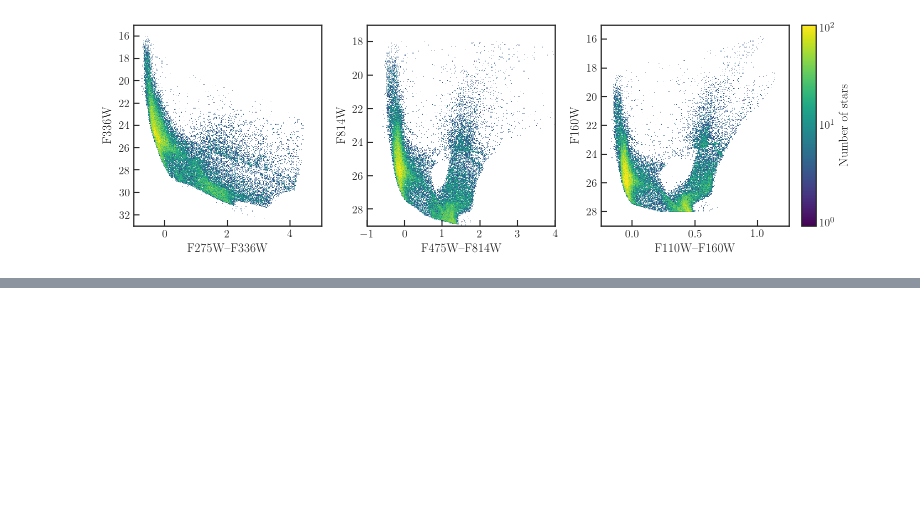
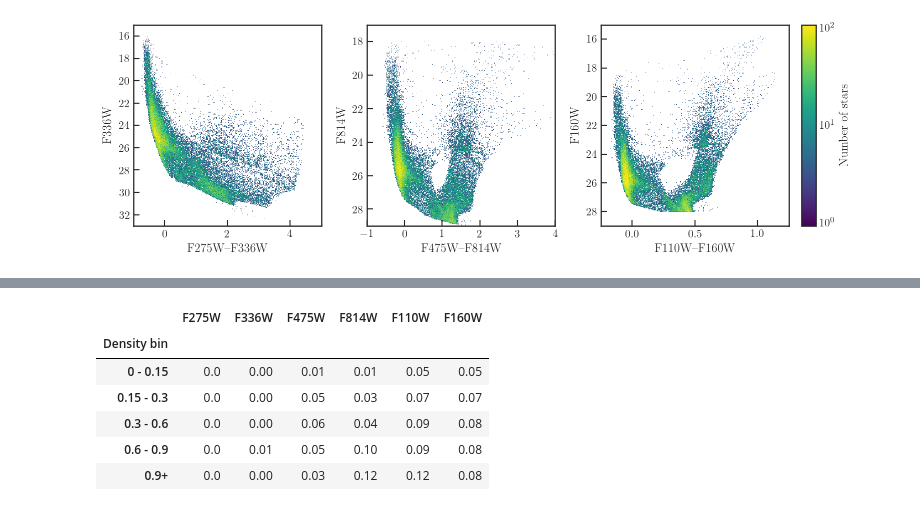
Before and after one commit to meredith-durbin/m33_survey_plots, a Jupyter notebook: AST plots.ipynb, the cells around one changed output, grey strips where cells are left out. Cells and saved outputs as stored; diff of their text form; code cells hidden in the pictures; blank space fills up the shorter version.

Commit message:
redo asts with dmag < 1

```diff
--- a/AST plots.ipynb
+++ b/AST plots.ipynb
@@ -255,3 +257,21 @@ df_bias = df_bias.dropna(subset=['Bias','Uncertainty'])
 df_bias.reset_index().to_csv('tables_full/table_bias.csv', index=False)
 f275w_idx = df_bias.loc[(density_str[0], 'F275W')].copy().reset_index().index
 df_bias.reset_index().iloc[f275w_idx].to_latex('tables/table_bias.tex', index=False)
+# %%
+from astropy.table import Table
+comp1 = Table.read('tables/table_complete.tex').to_pandas()
+comp1.set_index('col0', inplace=True)
+comp2 = Table.read('tables/table_complete_dmag1p5.tex').to_pandas()
+comp2.set_index('col0', inplace=True)
+# %%
+dlim = comp2 - comp1
+dlim.index.name = 'Density bin'
+dlim
+# %% [output]
+|  | F275W | F336W | F475W | F814W | F110W | F160W |
+| Density bin |  |  |  |  |  |  |
+| 0 - 0.15 | 0.0 | 0.00 | 0.01 | 0.01 | 0.05 | 0.05 |
+| 0.15 - 0.3 | 0.0 | 0.00 | 0.05 | 0.03 | 0.07 | 0.07 |
+| 0.3 - 0.6 | 0.0 | 0.00 | 0.06 | 0.04 | 0.09 | 0.08 |
+| 0.6 - 0.9 | 0.0 | 0.01 | 0.05 | 0.10 | 0.09 | 0.08 |
+| 0.9+ | 0.0 | 0.00 | 0.03 | 0.12 | 0.12 | 0.08 |
```
Also changed, not shown: parts of 4 cells of this notebook, 14 other files.
